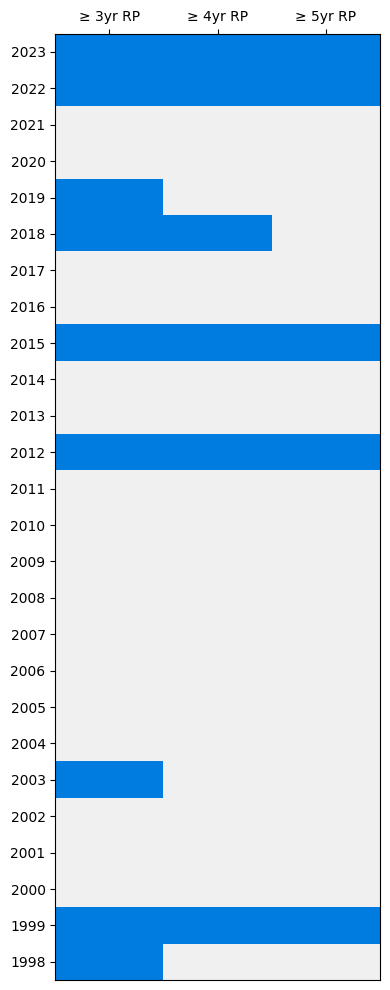
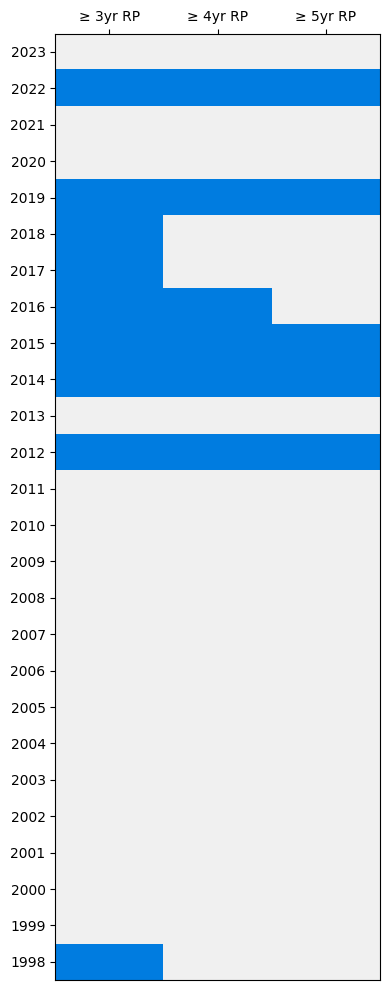
Code edit (unified diff) that turned the first committed figure into the second:
--- before
+++ after
@@ -21,3 +21,4 @@
 
 plt.tight_layout()
+plt.savefig(f"figures/floodscan_only_events_{STATE.lower()}.png", dpi=300, bbox_inches="tight")
 plt.show()

Commit: standardize reference years